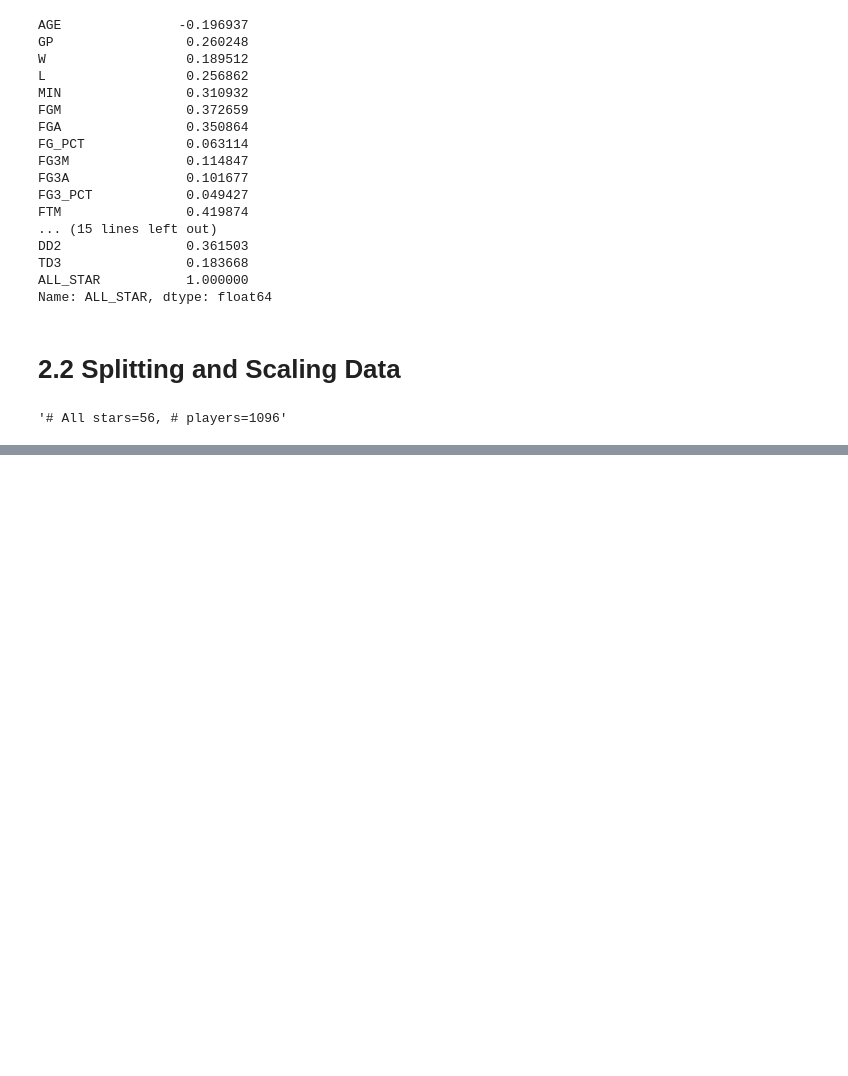
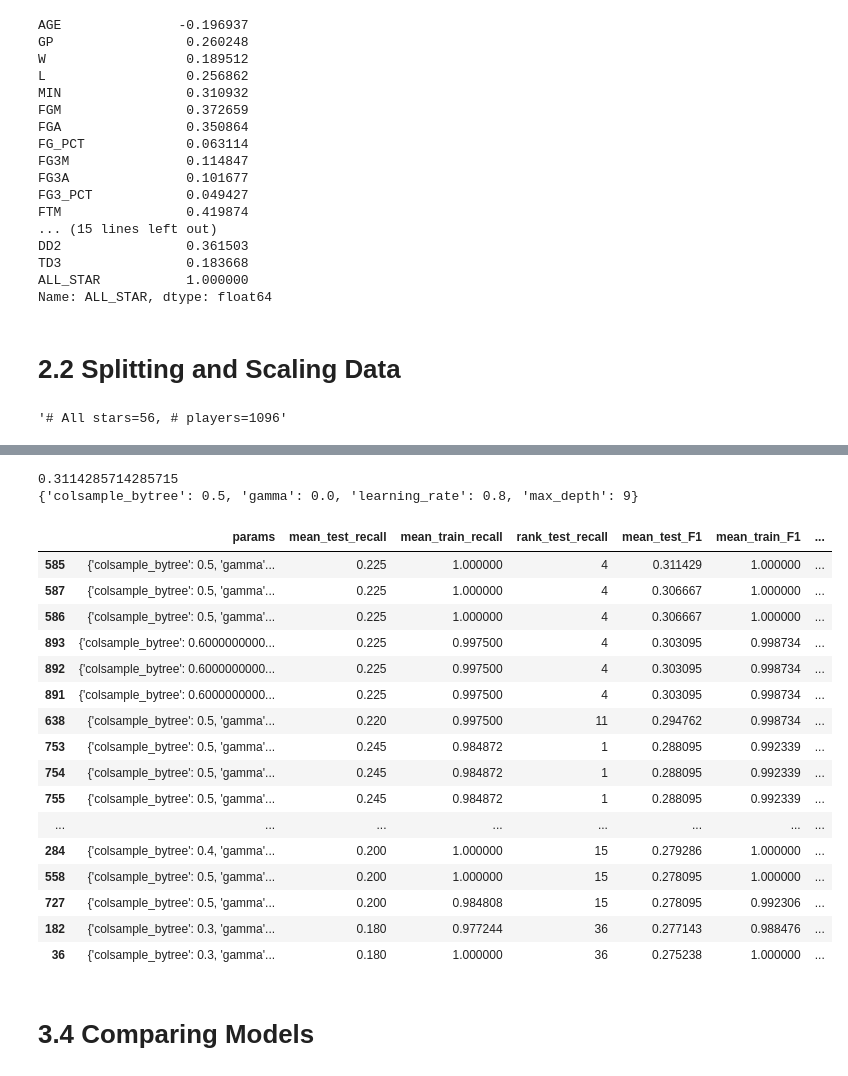
Before and after one commit to YongeBai/All_Star_Predictor, a Jupyter notebook: all_star2.ipynb, the cells around one changed output, grey strips where cells are left out. Cells and saved outputs as stored; diff of their text form; code cells hidden in the pictures; blank space fills up the shorter version.

```diff
--- a/all_star2.ipynb
+++ b/all_star2.ipynb
@@ -207,0 +392,28 @@ print(null_acc)
+# %%
+from xgboost import XGBClassifier
+
+xgb = XGBClassifier(objective='binary:logistic', random_state=42)
+# %%
+#XGBoost params
+
+params_xgb = dict(
+    learning_rate = np.arange(0.1,1,0.1),
+    gamma = np.arange(0,0.5,0.1),
+    max_depth = np.arange(6,12),
+    colsample_bytree = np.arange(0.3,0.7,0.1)
+)
+# %%
+grid_xgb = GridSearchCV(
+    xgb,
+    params_xgb,
+    cv = skf,
+    scoring = {
+      'recall':make_scorer(recall_score),
+      'F1':make_scorer(f1_score)
+    },
+    return_train_score=True,
+    refit='F1'
+
+)
+
+grid_xgb.fit(X_train, y_train)
@@ -207,0 +430,33 @@ print(null_acc)
+# %%
+print(grid_xgb.best_score_)
+print(grid_xgb.best_params_)
+# %% [output]
+0.3114285714285715
+{'colsample_bytree': 0.5, 'gamma': 0.0, 'learning_rate': 0.8, 'max_depth': 9}
+# %%
+results_xgb = pd.DataFrame(grid_xgb.cv_results_)
+
+results_xgb = results_xgb[['params',
+                  'mean_test_recall','mean_train_recall', 'rank_test_recall',
+                   'mean_test_F1','mean_train_F1','rank_test_F1']]
+# %%
+results_xgb = results_xgb.sort_values(by=['rank_test_F1'])
+results_xgb.head(20)
+# %% [output]
+|  | params | mean_test_recall | mean_train_recall | rank_test_recall | mean_test_F1 | mean_train_F1 | ... |
+| 585 | {'colsample_bytree': 0.5, 'gamma'... | 0.225 | 1.000000 | 4 | 0.311429 | 1.000000 | ... |
+| 587 | {'colsample_bytree': 0.5, 'gamma'... | 0.225 | 1.000000 | 4 | 0.306667 | 1.000000 | ... |
+| 586 | {'colsample_bytree': 0.5, 'gamma'... | 0.225 | 1.000000 | 4 | 0.306667 | 1.000000 | ... |
+| 893 | {'colsample_bytree': 0.6000000000... | 0.225 | 0.997500 | 4 | 0.303095 | 0.998734 | ... |
+| 892 | {'colsample_bytree': 0.6000000000... | 0.225 | 0.997500 | 4 | 0.303095 | 0.998734 | ... |
+| 891 | {'colsample_bytree': 0.6000000000... | 0.225 | 0.997500 | 4 | 0.303095 | 0.998734 | ... |
+| 638 | {'colsample_bytree': 0.5, 'gamma'... | 0.220 | 0.997500 | 11 | 0.294762 | 0.998734 | ... |
+| 753 | {'colsample_bytree': 0.5, 'gamma'... | 0.245 | 0.984872 | 1 | 0.288095 | 0.992339 | ... |
+| 754 | {'colsample_bytree': 0.5, 'gamma'... | 0.245 | 0.984872 | 1 | 0.288095 | 0.992339 | ... |
+| 755 | {'colsample_bytree': 0.5, 'gamma'... | 0.245 | 0.984872 | 1 | 0.288095 | 0.992339 | ... |
+| ... | ... | ... | ... | ... | ... | ... | ... |
+| 284 | {'colsample_bytree': 0.4, 'gamma'... | 0.200 | 1.000000 | 15 | 0.279286 | 1.000000 | ... |
+| 558 | {'colsample_bytree': 0.5, 'gamma'... | 0.200 | 1.000000 | 15 | 0.278095 | 1.000000 | ... |
+| 727 | {'colsample_bytree': 0.5, 'gamma'... | 0.200 | 0.984808 | 15 | 0.278095 | 0.992306 | ... |
+| 182 | {'colsample_bytree': 0.3, 'gamma'... | 0.180 | 0.977244 | 36 | 0.277143 | 0.988476 | ... |
+| 36 | {'colsample_bytree': 0.3, 'gamma'... | 0.180 | 1.000000 | 36 | 0.275238 | 1.000000 | ... |
@@ -207,0 +465,2 @@ print(null_acc)
+# %% [markdown]
+# 3.4 Comparing Models
```
Also changed, not shown: parts of 85 cells of this notebook.
